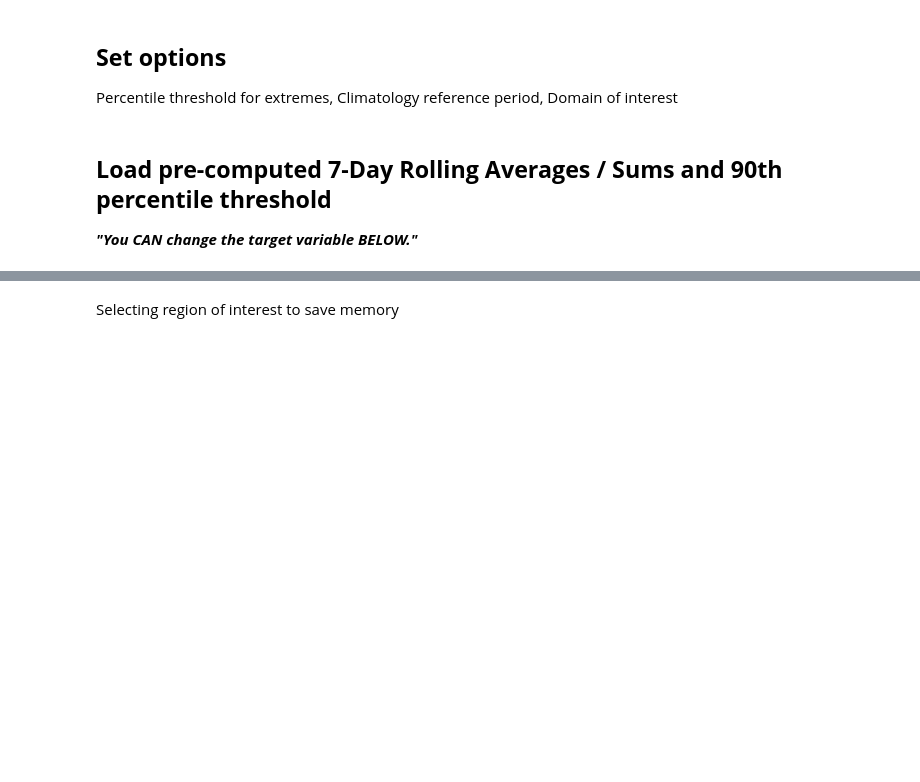
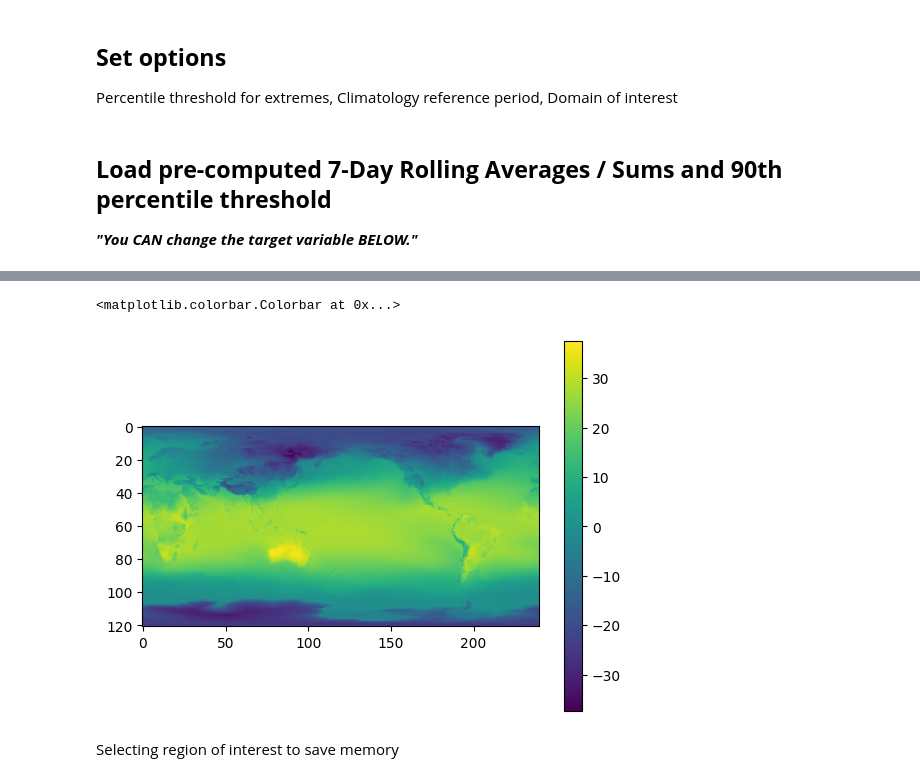
Before and after one commit to yyalexlee/EastAsiaClimateExtremes, a Jupyter notebook: CODES/TART_visualization2_output.ipynb, the cells around one changed output, grey strips where cells are left out. Saved outputs shown, nothing was run; the diff lists cells and outputs as text; code cells hidden in the pictures; blank space fills up the shorter version.

```diff
--- a/CODES/TART_visualization2_output.ipynb
+++ b/CODES/TART_visualization2_output.ipynb
@@ -125,3 +277,8 @@ elif varname == 'MHW':
+# %%
+plt.imshow(threshold[0,...].values); plt.colorbar()
+# %% [output]
+<matplotlib.colorbar.Colorbar at 0x...>
+[figure, added]
 # %% [markdown]
 Selecting region of interest to save memory
 # %%
```
Also changed, not shown: parts of 36 cells of this notebook.
